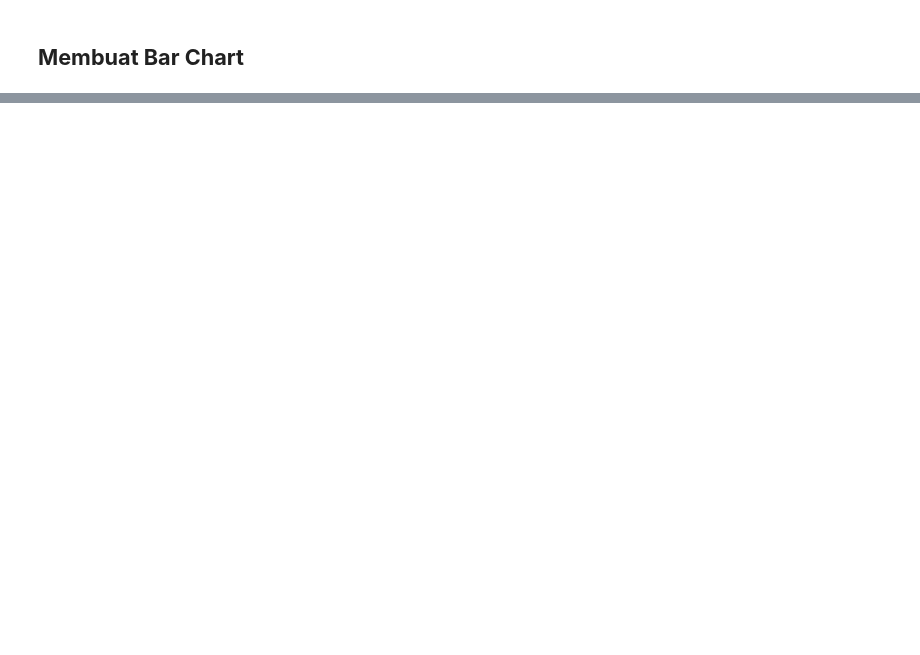
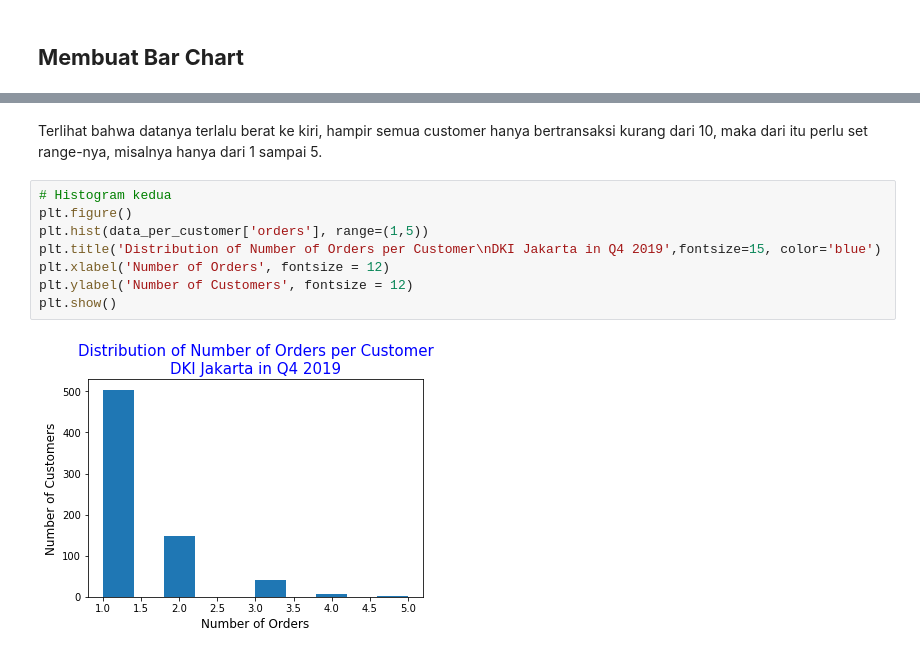
Before and after one commit to razymawardi/DQLab-Course-Projects, a Jupyter notebook: Data Visualization Part 2/Data Visualization part 2.ipynb, the cells around one changed output, grey strips where cells are left out. Drawn from its saved outputs; the diff is of its cells as text; blank space fills up the shorter version.

```diff
--- a/Data Visualization Part 2/Data Visualization part 2.ipynb
+++ b/Data Visualization Part 2/Data Visualization part 2.ipynb
@@ -305,0 +461,12 @@ plt.show()
+# %% [markdown]
+Terlihat bahwa datanya terlalu berat ke kiri, hampir semua customer hanya bertransaksi kurang dari 10, maka dari itu perlu set range-nya, misalnya hanya dari 1 sampai 5.
+# %%
+# Histogram kedua
+plt.figure()
+plt.hist(data_per_customer['orders'], range=(1,5))
+plt.title('Distribution of Number of Orders per Customer\nDKI Jakarta in Q4 2019',fontsize=15, color='blue')
+plt.xlabel('Number of Orders', fontsize = 12)
+plt.ylabel('Number of Customers', fontsize = 12)
+plt.show()
+# %% [output]
+[figure, added]
```
Also changed, not shown: parts of 39 cells of this notebook.
